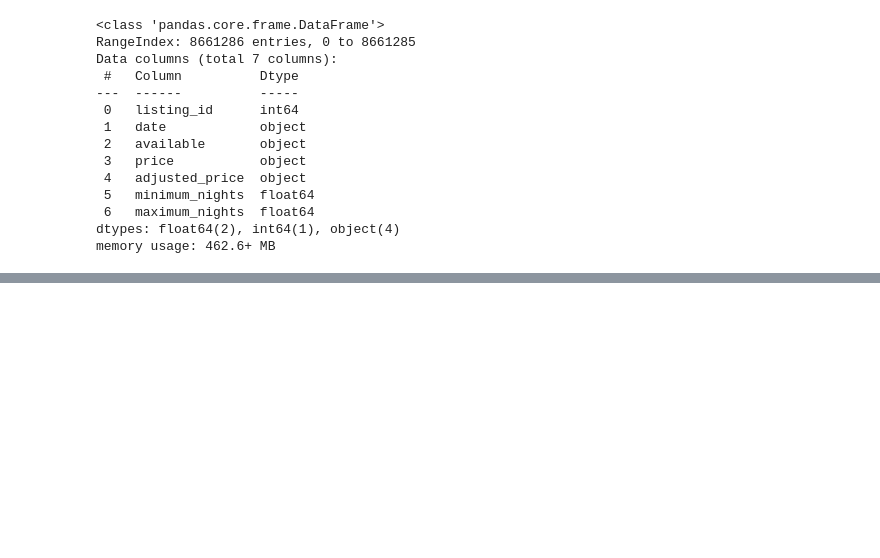
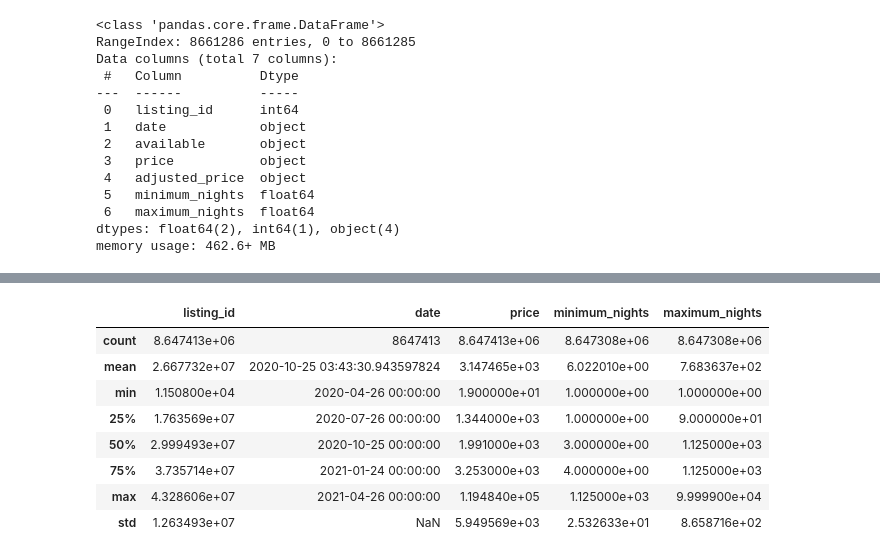
Before and after one commit to Facundo022/proyecto-integrador-M5-airbnb, a Jupyter notebook: codeandoUno.ipynb, the cells around one changed output, grey strips where cells are left out. Saved outputs shown, nothing was run; the diff lists cells and outputs as text; code cells hidden in the pictures; blank space fills up the shorter version.

```diff
--- a/codeandoUno.ipynb
+++ b/codeandoUno.ipynb
@@ -42,0 +49,28 @@ dfCalendar.head()
+# %%
+# se corrigen los tipos de datos de las columnas.
+dfCalendar['date'] = pd.to_datetime(dfCalendar['date'], format= '%Y-%m-%d')
+dfCalendar['price'] = dfCalendar['price'].str.replace('[\$,]', '', regex=True).astype(float)
+
+# se remplaza los valores t y f de la columna avaliable para que sean mas legibles
+dfCalendar['available'] = dfCalendar['available'].replace({ 't' : 'libre', 'f' : 'ocupado'})
+
+# Quitamos los valores extremos de la columna price de la tabla calendar
+# ya que esos valores perjudican el promedio del valor de las propiedades
+promedio = dfCalendar["price"].mean()
+std = dfCalendar["price"].std()
+umbral = 3 * std
+calendar = dfCalendar[(dfCalendar["price"] >= promedio - umbral) & (dfCalendar["price"] <= promedio + umbral)]
+# %%
+calendar.describe()
+# en vista a los datos, estaria considerando descartar las columnas maximos y minimos,
+# ya que no serian de utilidad para mi aunque por el momento las mantendre.
+# %% [output]
+|  | listing_id | date | price | minimum_nights | maximum_nights |
+| count | 8.647413e+06 | 8647413 | 8.647413e+06 | 8.647308e+06 | 8.647308e+06 |
+| mean | 2.667732e+07 | 2020-10-25 03:43:30.943597824 | 3.147465e+03 | 6.022010e+00 | 7.683637e+02 |
+| min | 1.150800e+04 | 2020-04-26 00:00:00 | 1.900000e+01 | 1.000000e+00 | 1.000000e+00 |
+| 25% | 1.763569e+07 | 2020-07-26 00:00:00 | 1.344000e+03 | 1.000000e+00 | 9.000000e+01 |
+| 50% | 2.999493e+07 | 2020-10-25 00:00:00 | 1.991000e+03 | 3.000000e+00 | 1.125000e+03 |
+| 75% | 3.735714e+07 | 2021-01-24 00:00:00 | 3.253000e+03 | 4.000000e+00 | 1.125000e+03 |
+| max | 4.328606e+07 | 2021-04-26 00:00:00 | 1.194840e+05 | 1.125000e+03 | 9.999900e+04 |
+| std | 1.263493e+07 | NaN | 5.949569e+03 | 2.532633e+01 | 8.658716e+02 |
```
Also changed, not shown: parts of 11 cells of this notebook, 2 other files.
